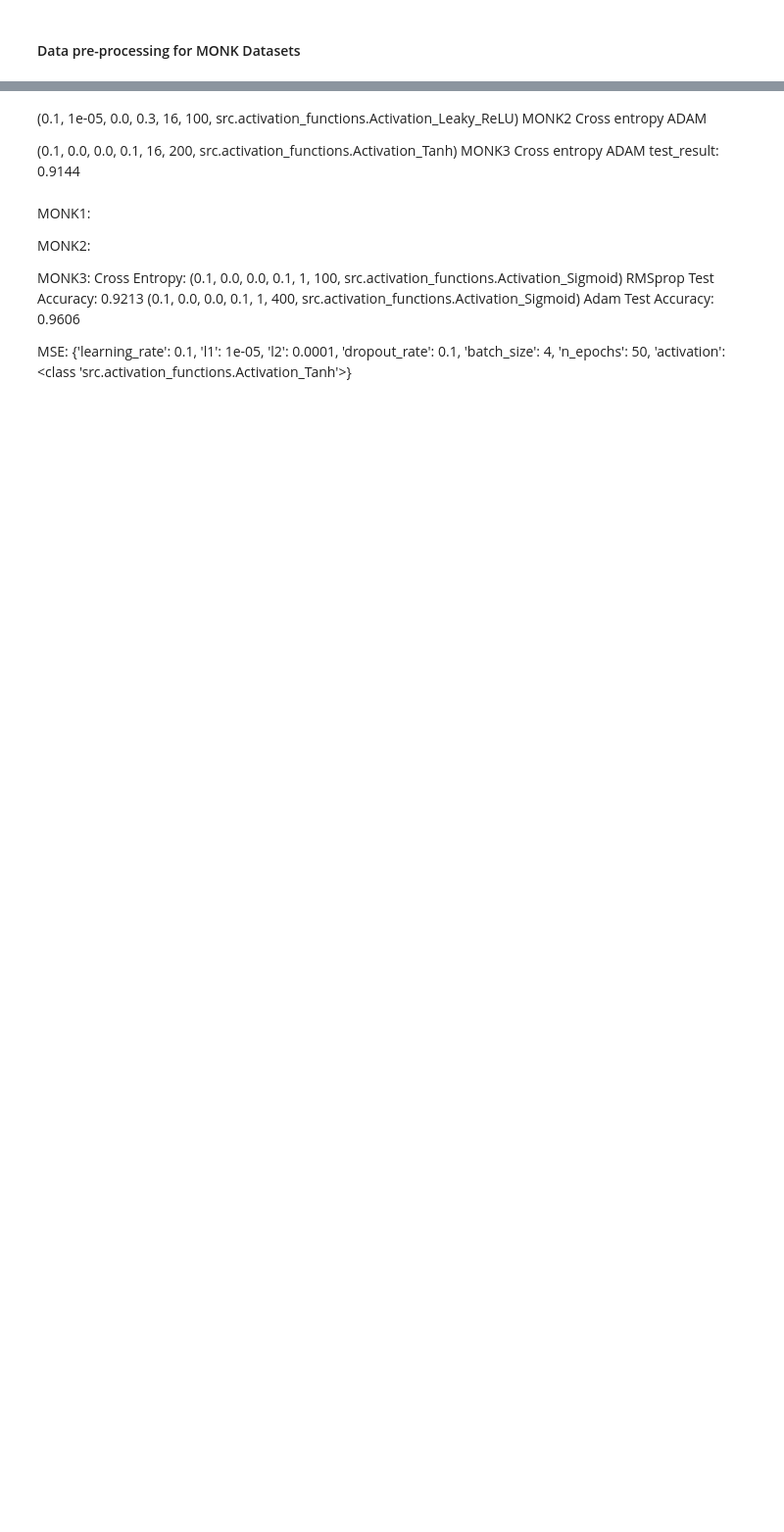
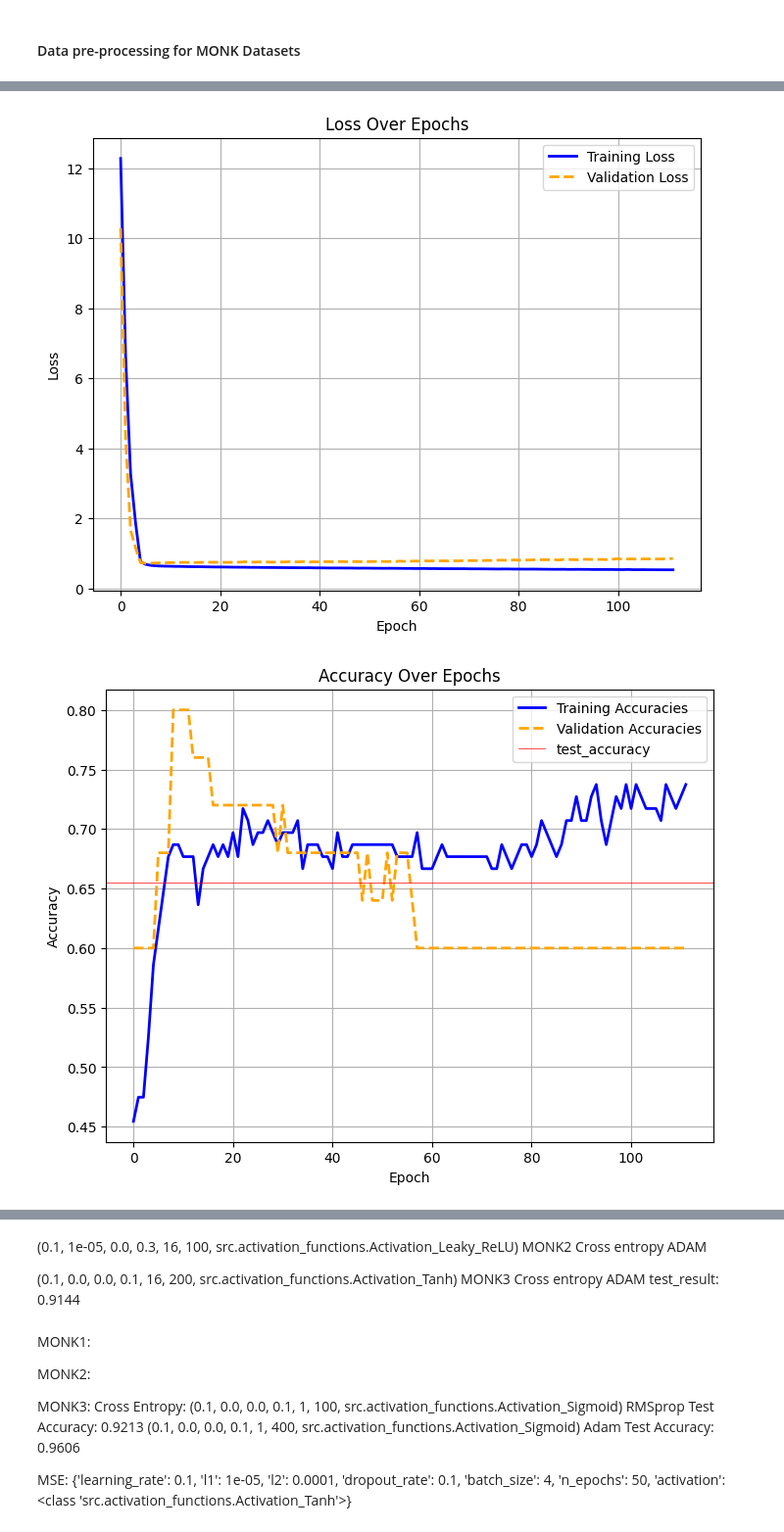
Before and after one commit to Mostafa772/ML_project, a Jupyter notebook: baseline.ipynb, the cells around one changed output, grey strips where cells are left out. Shown at 98% size. Saved outputs shown, nothing was run; the diff lists cells and outputs as text; code cells hidden in the pictures; blank space fills up the shorter version.

```diff
--- a/baseline.ipynb
+++ b/baseline.ipynb
@@ -146,14 +195,14 @@ def train_and_evaluate(learning_rate: float, l1: float, l2: float, dropout_rate:
     return val_losses[-1], val_accuracies[-1]
 # %%
 hyperparameter_grid = {
-    'learning_rate': [0.001],
-    'l1': [0.0000001],
-    'l2': [0.00001],
+    'learning_rate': [0.0005],
+    'l1': [0.00000001],
+    'l2': [0.0001],
     'dropout_rate': [0],
     'batch_size': [1,],
     'n_epochs': [300],
     'patience': [100],
-    'hidden_sizess': [[3, 2]],
+    'hidden_sizess': [[8, 6]],
     'output_size': [1],
     'activation': [Activation_Sigmoid()]
 }
@@ -218,5 +270,9 @@ sets = {
     "y_test": y_test
 }
 
-trainer = Trainer(best_hyperparams[0], sets, Loss_CategoricalCrossentropy())
+lasso = Lasso(best_hyperparams[0]['l1'])
+tikhonov = Tikhonov(best_hyperparams[0]['l2'])
+
+trainer = Trainer(best_hyperparams[0], sets, Loss_CategoricalCrossentropy([lasso, tikhonov]))
 metrics = trainer.run()
+# %% [output]
@@ -223,3 +295,5 @@ metrics = trainer.run()
+[figure, added]
+[figure, added]
 # %%
 print(metrics["test_loss"])
 print(metrics["test_accuracy"])
```
Also changed, not shown: parts of 9 cells of this notebook, 3 other files.
